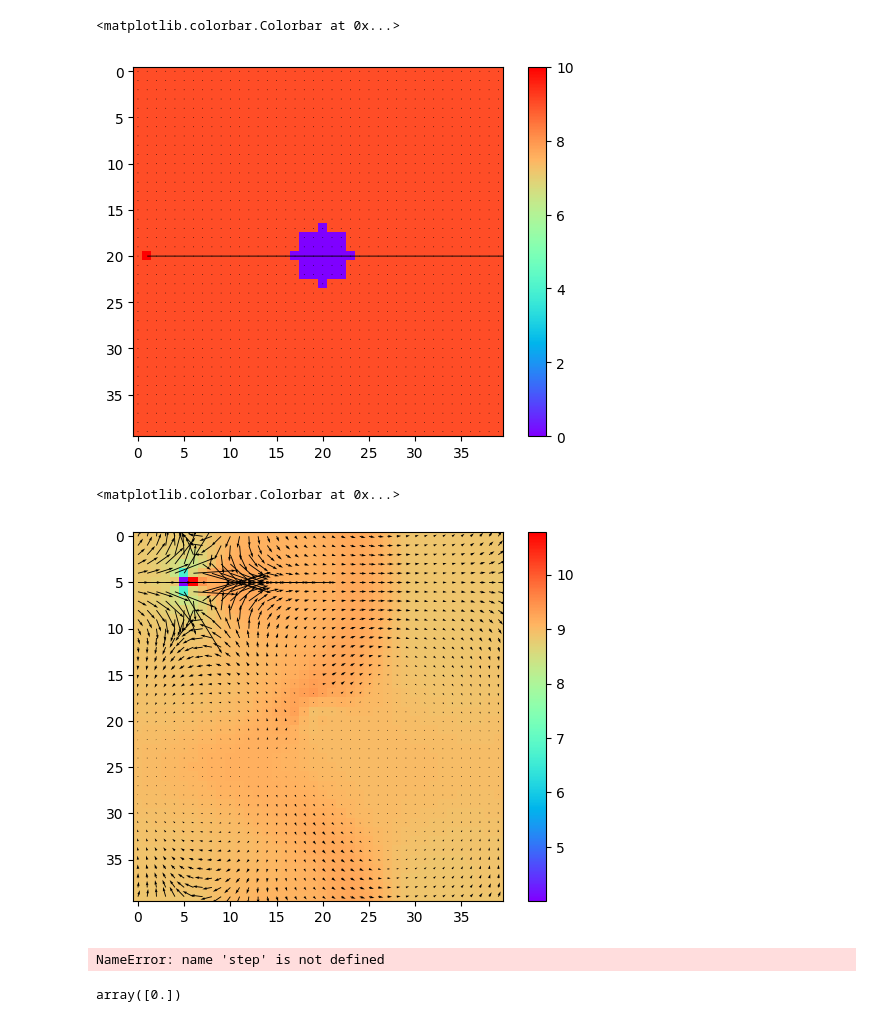
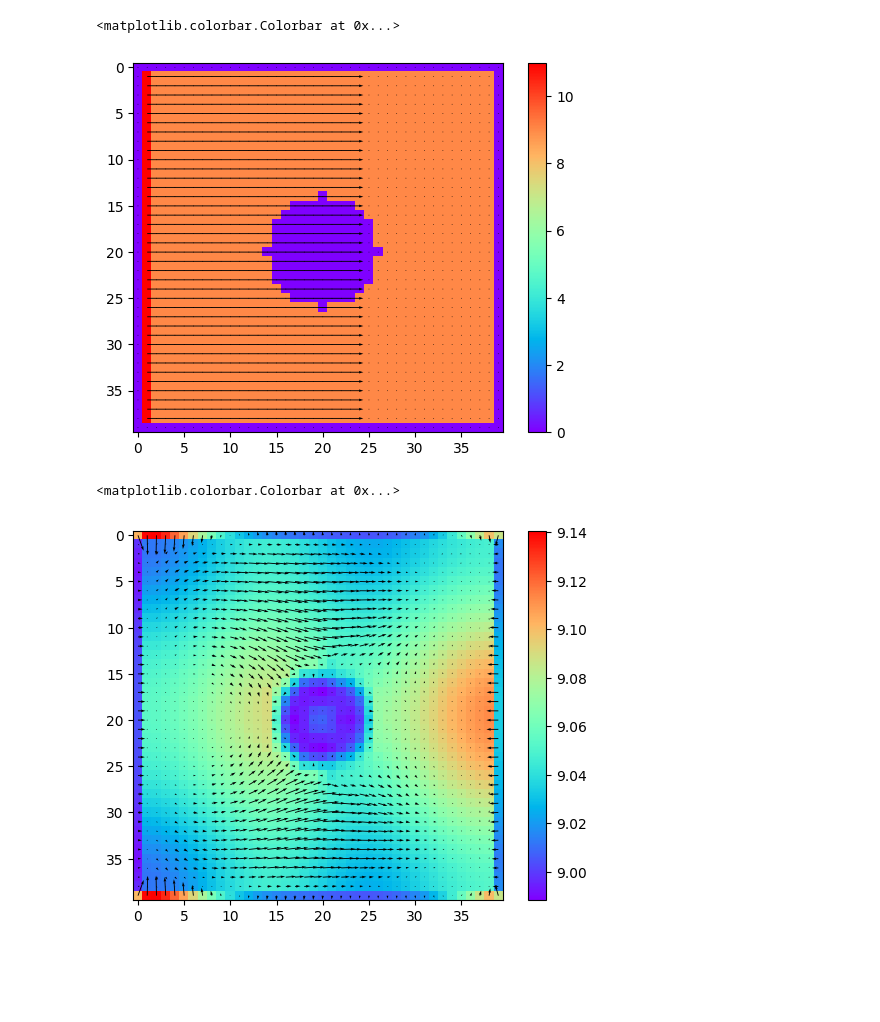
Before and after one commit to AtomThum/AIBuilder-LatticeBoltzmann, a Jupyter notebook: main.ipynb, the cells around one changed output. Cells and saved outputs as stored; diff of their text form; code cells hidden in the pictures; blank space fills up the shorter version.

```diff
--- a/main.ipynb
+++ b/main.ipynb
@@ -1,14 +1,16 @@
 # %%
 import numpy as np
 import matplotlib.pyplot as plt
+import matplotlib.animation as anim
 import itertools as itr
 from boundaries import WallBoundary, PressureBoundary
+from generators import WallGenerators
 
 # Initializing a rank three tensor filled with nodes
 latticeSize = 9
 xResolution = 40
 yResolution = 40
-relaxationTime = 0.809
+relaxationTime = 0.809 # Best: 0.809
 # Weights
 unitVect = np.array(
     [[0, 0], [1, 0], [0, 1], [-1, 0], [0, -1], [1, 1], [-1, 1], [-1, -1], [1, -1]]
@@ -22,15 +24,24 @@ cs = np.sqrt(3)
 fluid = np.ones(
     (xResolution, yResolution, latticeSize)
 )  # + 0.1 * np.random.randn(xResolution, yResolution, latticeSize)
-fluid[20, 1, 1] = 2
+fluid[:, 1, 1] = 3
 iteratedFluid = fluid.copy()
 
 boundary = WallBoundary(xResolution, yResolution, False)
-boundary.cylindricalWall([xResolution / 2, yResolution / 2], 3)
-pressureBoundaries = [PressureBoundary(5, 5, 2, 0, 1)]
+generators = WallGenerators(boundary)
+
+boundary.cylindricalWall([xResolution / 2, yResolution / 2], 6)
+boundary.borderWall()
+
+# generators.generateRandomBlocks(6, 10)
+
+pressureBoundaries = [] #[PressureBoundary(20, 2, 2, 0, 1)]
+
 fluid[boundary.boundary, :] = 0
 
 density = np.sum(fluid, axis=2)
+# for i in range(latticeSize):
+#     fluid[:, :, i] *= 9.35 / density
 momentumX = np.sum(fluid * unitX, axis=2)
 momentumY = np.sum(fluid * unitY, axis=2)
 speedX = momentumX / density
@@ -47,7 +58,7 @@ plt.colorbar()
 # plt.imshow(boundary.boundary, cmap = "gray", interpolation = "nearest")
 # %% [output]
 <matplotlib.colorbar.Colorbar at 0x...>
-[figure, old version]
+[figure, new version]
 # %%
 def stepFluid(fluid):
     # Stabilizing Step
@@ -71,7 +82,8 @@ def stepFluid(fluid):
             )
         )
 
-    fluid += -(1 / relaxationTime) * (fluid - fluidEquilibrium)
+    # fluid[boundary.invertedBoundary, :] -= (1 / relaxationTime) * (fluid[boundary.invertedBoundary, :] - fluidEquilibrium[boundary.invertedBoundary, :])
+    fluid -= (1 / relaxationTime) * (fluid - fluidEquilibrium)
 
     for latticeIndex, shiftX, shiftY in zip(range(latticeSize), unitX, unitY):
         fluid[:, :, latticeIndex] = np.roll(fluid[:, :, latticeIndex], shiftX, axis=1)
@@ -91,29 +103,19 @@ def stepFluid(fluid):
 
     return fluid
 # %%
-iteratedFluid = stepFluid(iteratedFluid)
+stepAmount = 10
+for i in range(stepAmount):
+	iteratedFluid = stepFluid(iteratedFluid)
 iteratedDensity = np.sum(iteratedFluid, axis = 2)
+# iteratedDensity -= np.min(iteratedDensity)
 iteratedMomentumX = np.sum(iteratedFluid * unitX, axis = 2)
 iteratedMomentumY = np.sum(iteratedFluid * unitY, axis = 2)
 # iteratedDensity[boundary.boundary] = 0
-iteratedMomentumX[boundary.boundary] = 0
-iteratedMomentumY[boundary.boundary] = 0
+# iteratedMomentumX[boundary.boundary] = 0
+# iteratedMomentumY[boundary.boundary] = 0
 plt.quiver(X, Y, iteratedMomentumX, iteratedMomentumY)
 plt.imshow(iteratedDensity, cmap = "rainbow", interpolation = "nearest")
 plt.colorbar()
 # %% [output]
 <matplotlib.colorbar.Colorbar at 0x...>
-[figure, old version]
+[figure, new version]
-# %%
-iteratedFluid, momentumOut = step(iteratedFluid)
-X = np.arange(xResolution)
-Y = np.arange(yResolution)
-#print(list(momentumOut))
-plt.quiver(X, Y, momentumOut[:,:,0], momentumOut[:,:,1])
-# %% [output]
-NameError: name 'step' is not defined
-# %%
-a = np.array([1]) / np.array([0])
-np.nan_to_num(a, posinf = 0, neginf = 0, nan = 0)
-# %% [output]
-array([0.])
```
Also changed, not shown: parts of 1 cell of this notebook, 3 other files.
